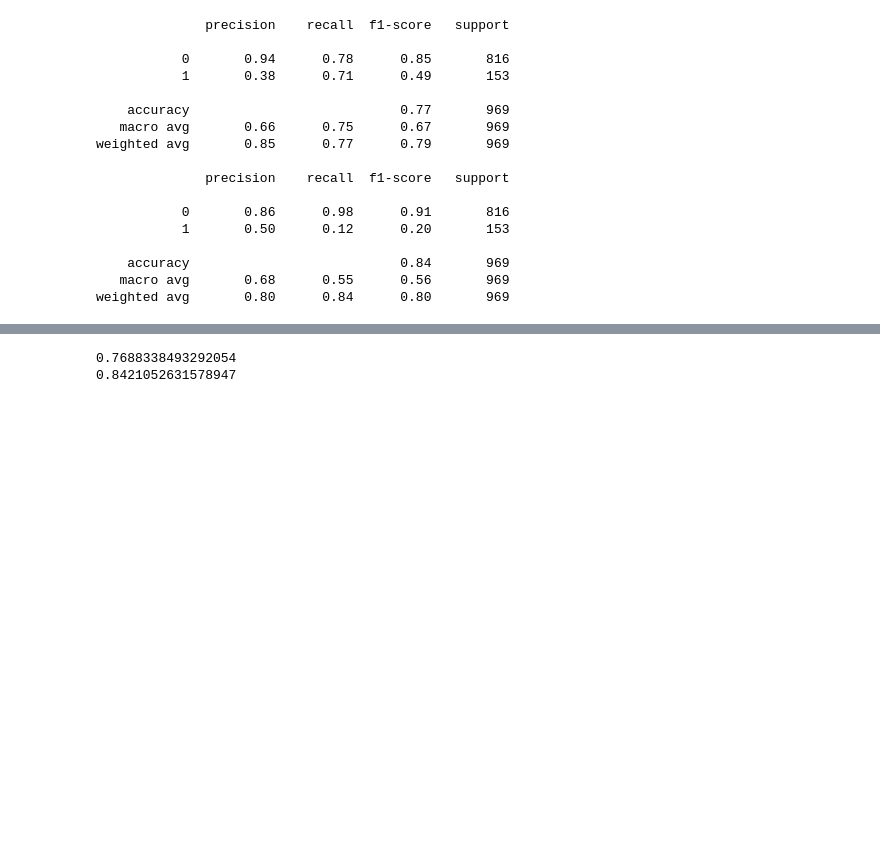
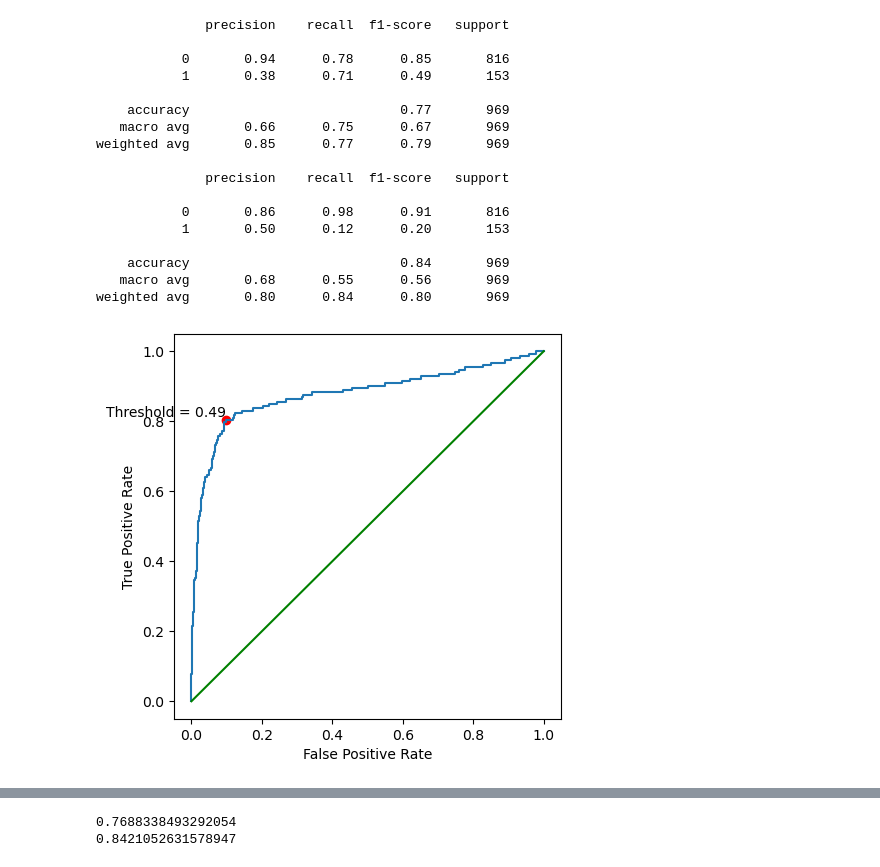
Before and after one commit to Rishabhknp666/Data-Science-projects, a Jupyter notebook: Churn modelling.ipynb, the cells around one changed output, grey strips where cells are left out. Saved outputs shown, nothing was run; the diff lists cells and outputs as text; code cells hidden in the pictures; blank space fills up the shorter version.

```diff
--- a/Churn modelling.ipynb
+++ b/Churn modelling.ipynb
@@ -450,3 +529,29 @@ weighted avg       0.85      0.77      0.79       969
     accuracy                           0.84       969
    macro avg       0.68      0.55      0.56       969
 weighted avg       0.80      0.84      0.80       969
+# %%
+# Define a function to plot the AUC-ROC curve and highlight false negatives
+def plot_auc_roc_curve_with_fn(ytest, pred):
+    # Compute false positive rate (fpr), true positive rate (tpr), and thresholds
+    fpr, tpr, thresholds = roc_curve(ytest, pred)
+
+    # Find the threshold that minimizes false negatives
+    min_fn_threshold = thresholds[np.argmax(tpr - fpr)]
+
+    # Plot the ROC curve
+    roc_display = RocCurveDisplay(fpr=fpr, tpr=tpr).plot()
+
+    # Set the size of the figure
+    roc_display.figure_.set_size_inches(5, 5)
+
+    # Plot the diagonal line (y=x) for reference
+    plt.plot([0, 1], [0, 1], color='green')
+
+    # Highlight the threshold for minimizing false negatives
+    plt.scatter(fpr[np.argmax(tpr - fpr)], tpr[np.argmax(tpr - fpr)], color='red')
+    plt.text(fpr[np.argmax(tpr - fpr)], tpr[np.argmax(tpr - fpr)], f'Threshold = {min_fn_threshold:.2f}', verticalalignment='bottom', horizontalalignment='right')
+
+# Call the function to plot the AUC-ROC curve and highlight false negatives
+plot_auc_roc_curve_with_fn(ytest, y_proba[:, 1])
+# %% [output]
+[figure, added]
```
Also changed, not shown: parts of 54 cells of this notebook.
